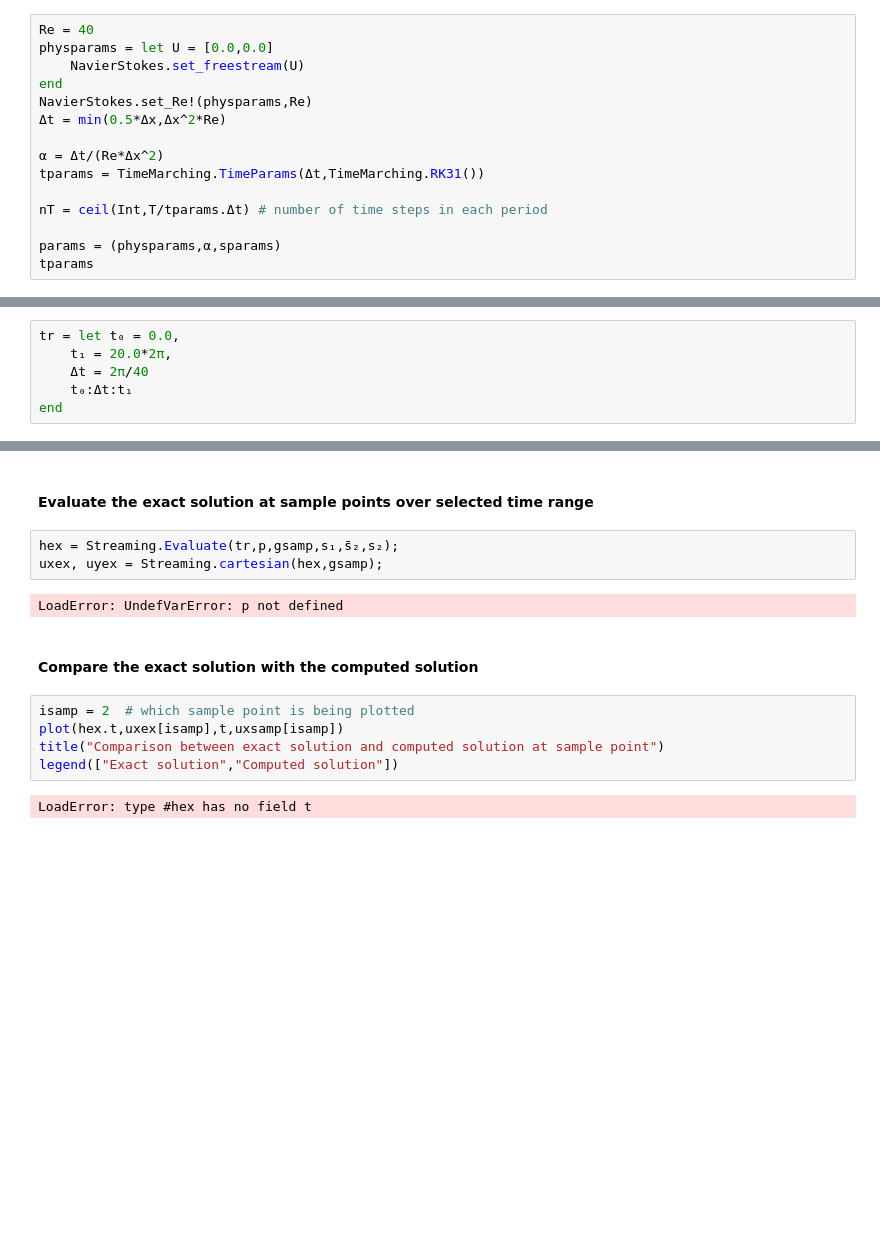
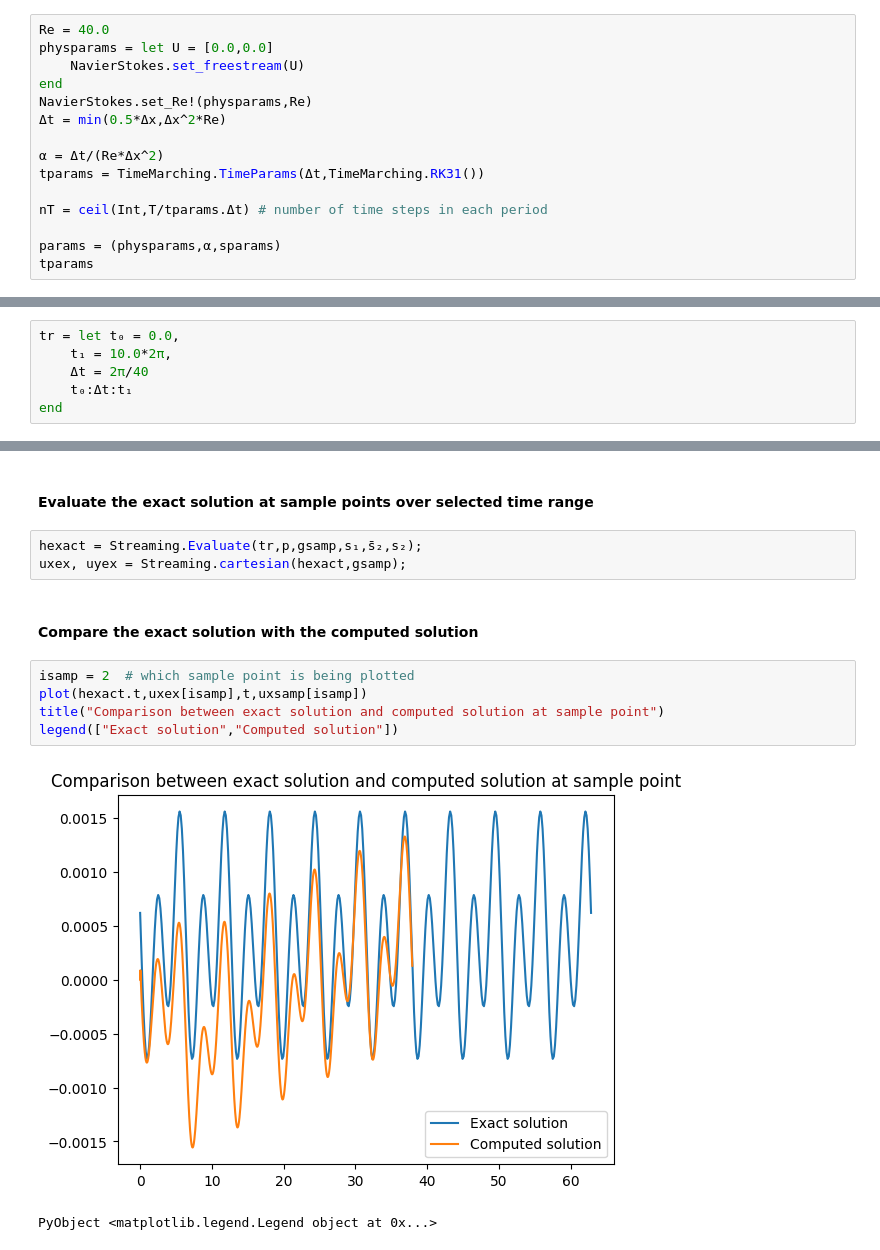
Before and after one commit to JuliaIBPM/ViscousFlow.jl, a Jupyter notebook: examples/Testing the streaming flows.ipynb, the cells around one changed output, grey strips where cells are left out. Saved outputs shown, nothing was run; the diff lists cells and outputs as text; blank space fills up the shorter version.

```diff
--- a/examples/Testing the streaming flows.ipynb
+++ b/examples/Testing the streaming flows.ipynb
@@ -71,7 +68,7 @@ y = Grids.ycell(dom.grid);
 # %% [markdown]
 ### Set the physical and time parameters
 # %%
-Re = 40
+Re = 40.0
 physparams = let U = [0.0,0.0]
     NavierStokes.set_freestream(U)
 end
@@ -288,7 +284,7 @@ gsamp = Streaming.Grid(xsamp,ysamp)
 #### Set the time range over which to evaluate
 # %%
 tr = let t₀ = 0.0,
-    t₁ = 20.0*2π,
+    t₁ = 10.0*2π,
     Δt = 2π/40
     t₀:Δt:t₁
 end
@@ -297,16 +293,15 @@ end
 # %% [markdown]
 #### Evaluate the exact solution at sample points over selected time range
 # %%
-hex = Streaming.Evaluate(tr,p,gsamp,s₁,s̄₂,s₂);
-uxex, uyex = Streaming.cartesian(hex,gsamp);
+hexact = Streaming.Evaluate(tr,p,gsamp,s₁,s̄₂,s₂);
+uxex, uyex = Streaming.cartesian(hexact,gsamp);
-# %% [output]
-LoadError: UndefVarError: p not defined
 # %% [markdown]
 #### Compare the exact solution with the computed solution
 # %%
 isamp = 2  # which sample point is being plotted
-plot(hex.t,uxex[isamp],t,uxsamp[isamp])
+plot(hexact.t,uxex[isamp],t,uxsamp[isamp])
 title("Comparison between exact solution and computed solution at sample point")
 legend(["Exact solution","Computed solution"])
 # %% [output]
+[figure, added]
-LoadError: type #hex has no field t
+PyObject <matplotlib.legend.Legend object at 0x...>
```
Also changed, not shown: parts of 19 cells of this notebook, 1 other file.
